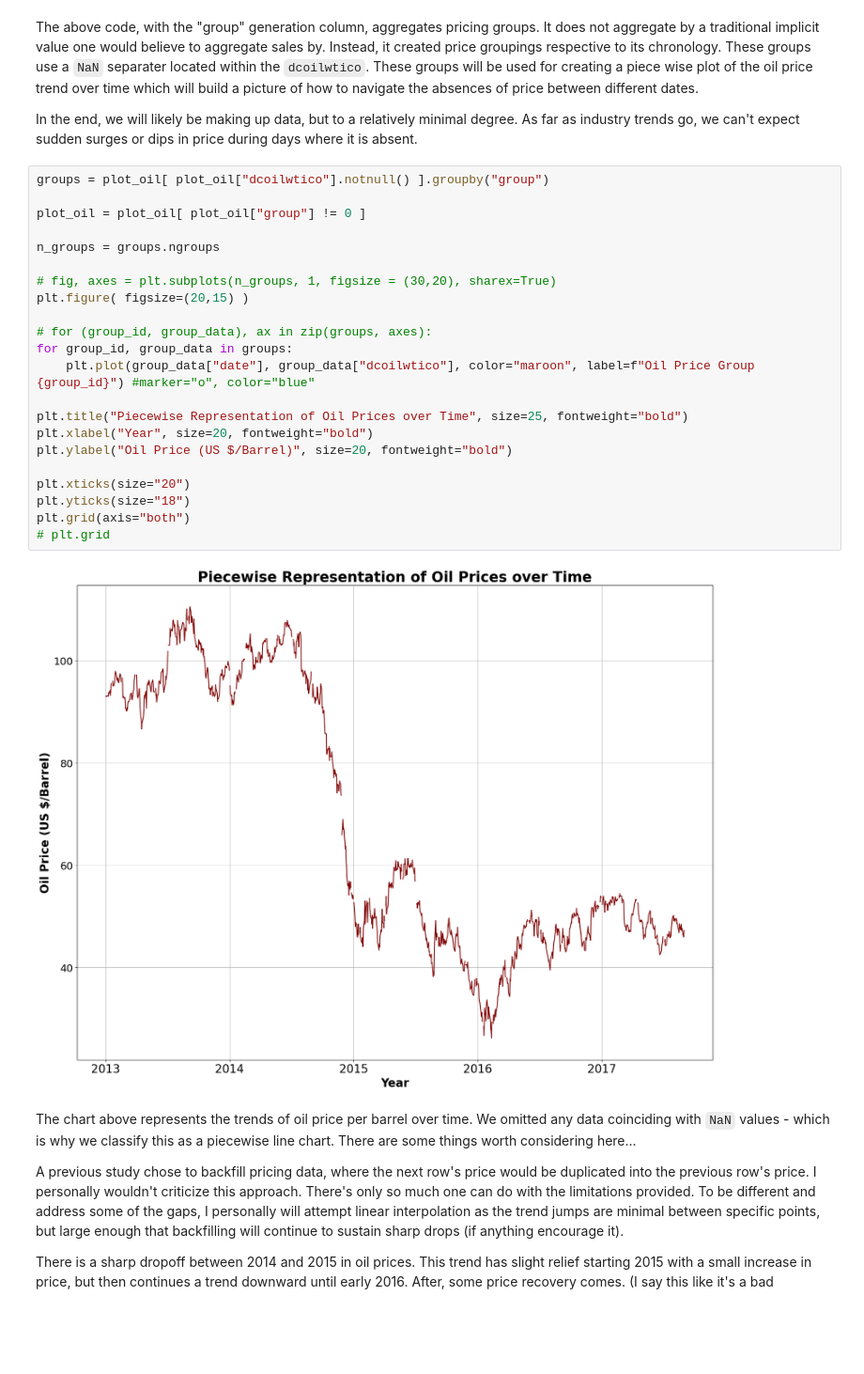
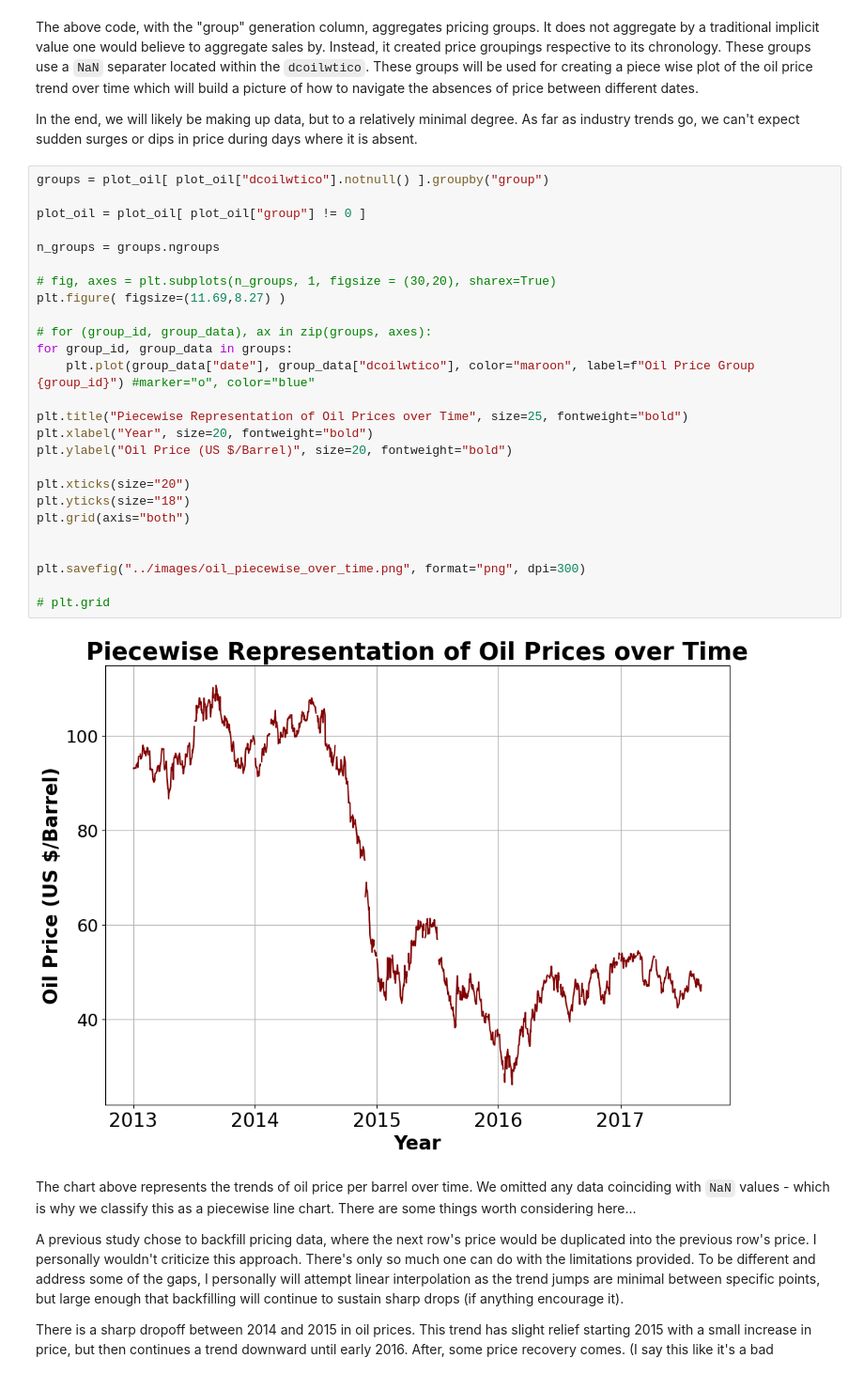
Before and after one commit to chriskuz/store_sales_time_series_forecasting, a Jupyter notebook: src/data_look.ipynb, the cells around one changed output. Shown at 94% size. Drawn from its saved outputs; the diff is of its cells as text; blank space fills up the shorter version.

```diff
--- a/src/data_look.ipynb
+++ b/src/data_look.ipynb
@@ -966,27 +966,31 @@ In the end, we will likely be making up data, but to a relatively minimal degree
 # %%
 groups = plot_oil[ plot_oil["dcoilwtico"].notnull() ].groupby("group")
 
 plot_oil = plot_oil[ plot_oil["group"] != 0 ]
 
 n_groups = groups.ngroups
 
 # fig, axes = plt.subplots(n_groups, 1, figsize = (30,20), sharex=True)
-plt.figure( figsize=(20,15) )
+plt.figure( figsize=(11.69,8.27) )
 
 # for (group_id, group_data), ax in zip(groups, axes):
 for group_id, group_data in groups:
     plt.plot(group_data["date"], group_data["dcoilwtico"], color="maroon", label=f"Oil Price Group {group_id}") #marker="o", color="blue"
 
 plt.title("Piecewise Representation of Oil Prices over Time", size=25, fontweight="bold")
 plt.xlabel("Year", size=20, fontweight="bold")
 plt.ylabel("Oil Price (US $/Barrel)", size=20, fontweight="bold")
 
 plt.xticks(size="20")
 plt.yticks(size="18")
 plt.grid(axis="both")
+
+
+plt.savefig("../images/oil_piecewise_over_time.png", format="png", dpi=300)
+
 # plt.grid
 # %% [output]
-[figure, old version]
+[figure, new version]
 # %% [markdown]
 The chart above represents the trends of oil price per barrel over time. We omitted any data coinciding with `NaN` values - which is why we classify this as a piecewise line chart. There are some things worth considering here...
 
```
Also changed, not shown: parts of 2 cells of this notebook, 1 other file.
